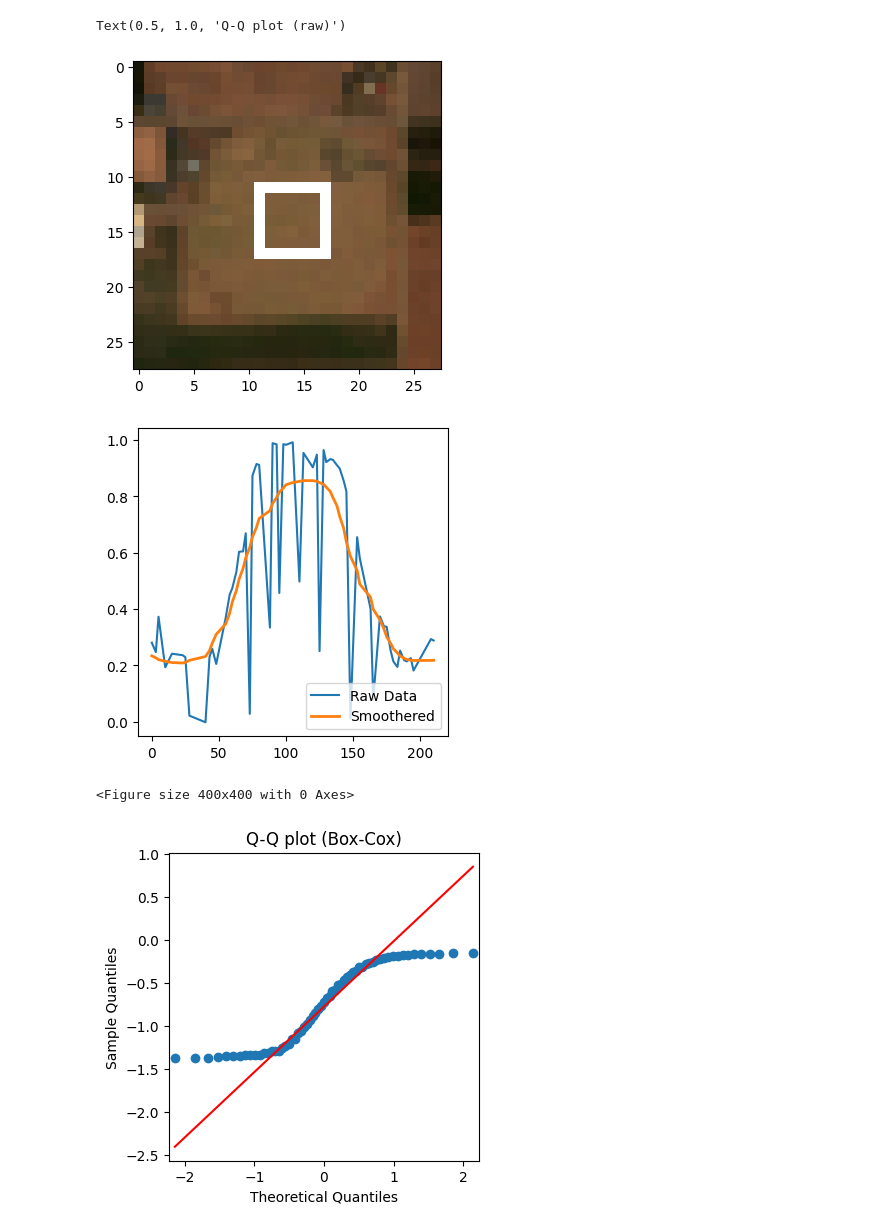
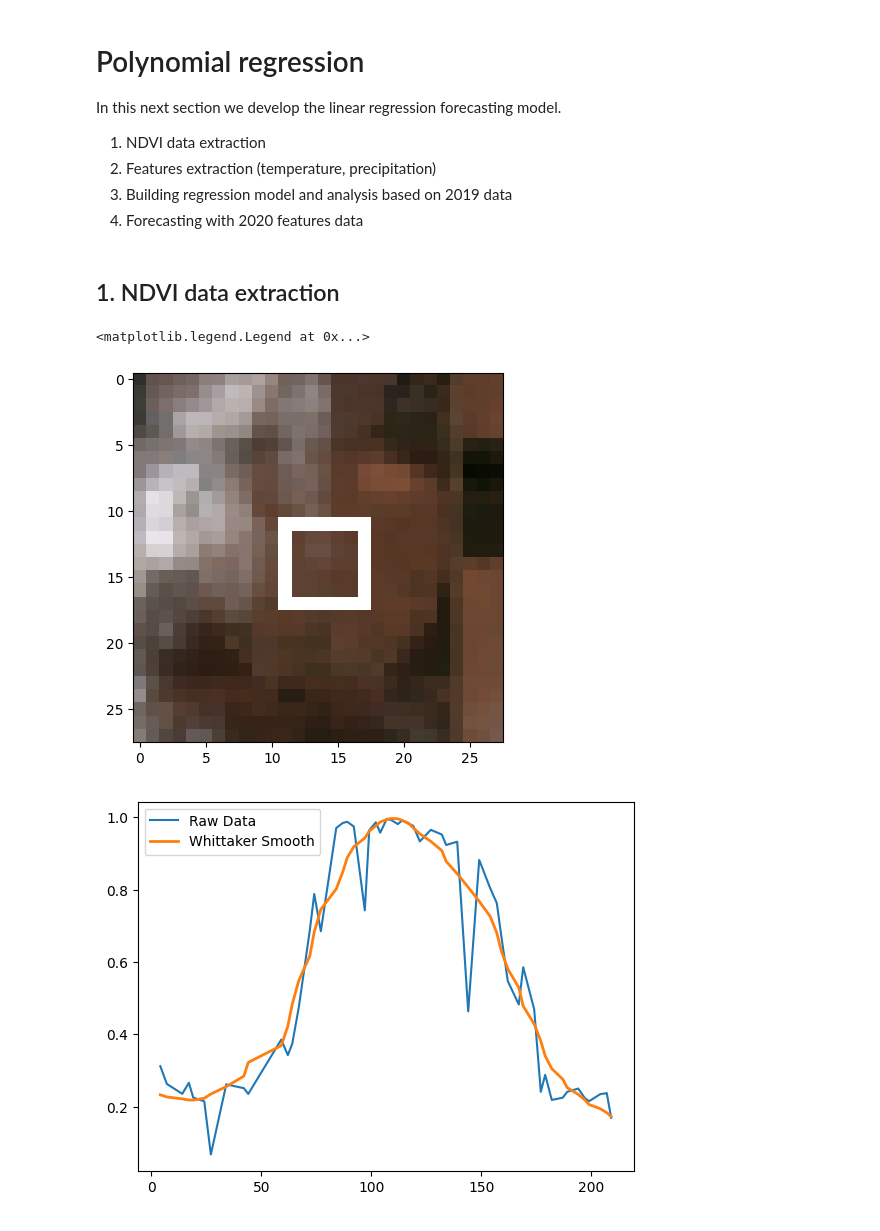
Before and after one commit to AguilarAngel9/Plant-Growth-Cycle-based-on-geospatial-data, a Jupyter notebook: Models/multivariableRegression.ipynb, the cells around one changed output. Saved outputs shown, nothing was run; the diff lists cells and outputs as text; code cells hidden in the pictures.

Commit message:
LinearRegression implementation

```diff
--- a/Models/multivariableRegression.ipynb
+++ b/Models/multivariableRegression.ipynb
@@ -10,40 +142,41 @@ import statsmodels.api as sm
+# %% [markdown]
+# Polynomial regression
+In this next section we develop the linear regression forecasting model.
+1. NDVI data extraction
+2. Features extraction (temperature, precipitation)
+3. Building regression model and analysis based on 2019 data
+4. Forecasting with 2020 features data
+# %% [markdown]
+## 1. NDVI data extraction
 # %%
-plt.rcParams['figure.figsize'] = [4,4]
-
 #Loading Data
-year = "2020"
-IMGS_PATH = ('D:\VSCode\Repositorios\Plant-Growth-Cycle-based-on-geospatial-data-1\DataExtraction\DataBase\Kansas-'+year)
+location="Kansas"
+year = "2019"
+initial_date = date(2019,4,1)
+IMGS_PATH = ('D:\VSCode\Repositorios\Plant-Growth-Cycle-based-on-geospatial-data-1\DataExtraction\DataBase\\'+location+'-'+year)
 band_labels = ["B4", "B3", "B2", "B8"]
 images = utils.load_landsat_image(IMGS_PATH, band_labels)
 img_keys = list(images.keys())
-days,dates = utils.dates_to_day_numbers(img_keys)
+days,dates,hours = utils.images_time_info(img_keys,initial_date)
 
 #Calculations
 
 ##NDVI
 ndvi_ts = utils.generate_ndvi_time_series(images=images)
+
 ##NDVI curve smoothing
-cleany = ws.whittaker_smooth(np.array(ndvi_ts),lmbd=200,d=2)
+clean_ndvi = ws.whittaker_smooth(np.array(ndvi_ts),lmbd=100,d=2)
 
 ##Boxcox Transformation
-fitted_data, fitted_lambda = stats.boxcox(cleany)
+fitted_data, fitted_lambda = stats.boxcox(clean_ndvi)
 
 ##Plotting
 plt.figure()
 plt.plot(days,ndvi_ts,label="Raw Data")
-plt.plot(days,cleany,linewidth=2,label="Whittaker Smooth")
+plt.plot(days,clean_ndvi,linewidth=2,label="Whittaker Smooth")
 #plt.plot(fitted_data,label="Box-Cox")
 plt.legend()
-
-#Q-Q plot
-plt.figure()
-fig = sm.qqplot(np.array(fitted_data),dist=stats.norm,line="q")
-plt.title("Q-Q plot (Box-Cox)")
-fig2 = sm.qqplot(np.array(cleany),dist=stats.norm,line="q")
-plt.title("Q-Q plot (raw)")
 # %% [output]
-Text(0.5, 1.0, 'Q-Q plot (raw)')
+<matplotlib.legend.Legend at 0x...>
-[figure, old version]
+[figure, new version]
-[figure, old version]
+[figure, new version]
-<Figure size 400x400 with 0 Axes>
-[figure, removed]
```
Also changed, not shown: parts of 19 cells of this notebook.
